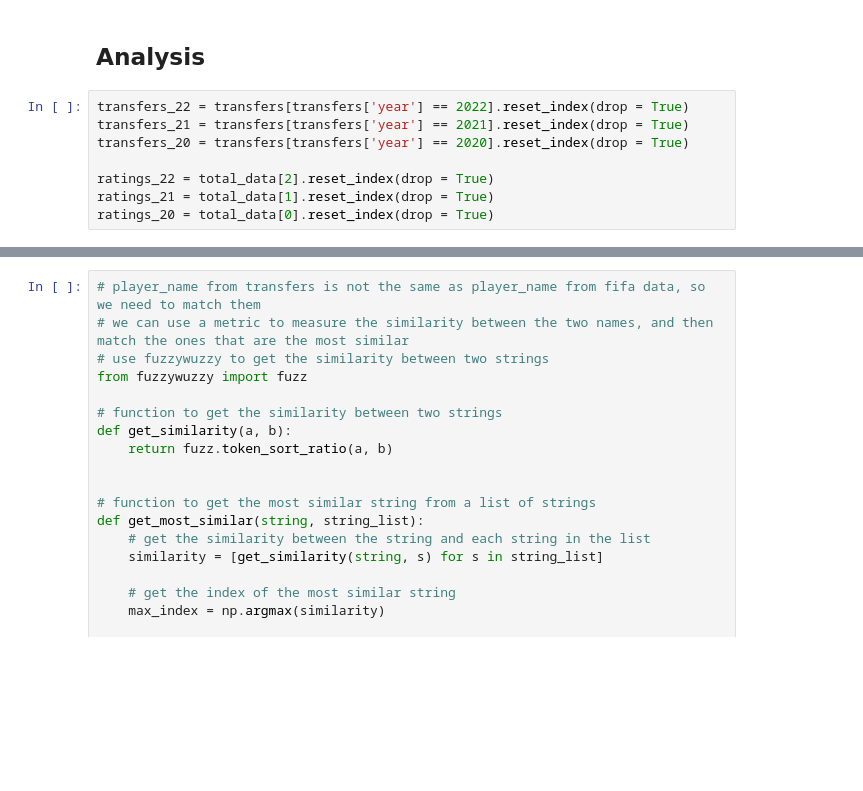
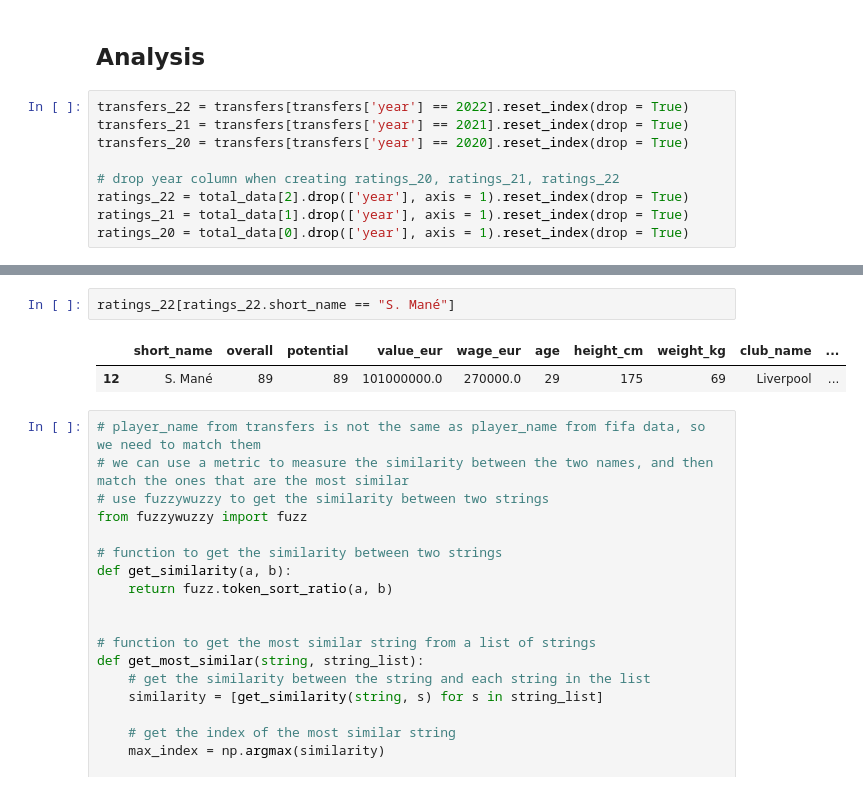
Before and after one commit to azanon00/Transfer_Strategy_Prescription, a Jupyter notebook: exploration_bis_oscar.ipynb, the cells around one changed output, grey strips where cells are left out. Drawn from its saved outputs; the diff is of its cells as text; blank space fills up the shorter version.

```diff
--- a/exploration_bis_oscar.ipynb
+++ b/exploration_bis_oscar.ipynb
@@ -175,6 +181,7 @@ transfers_22 = transfers[transfers['year'] == 2022].reset_index(drop = True)
 transfers_21 = transfers[transfers['year'] == 2021].reset_index(drop = True)
 transfers_20 = transfers[transfers['year'] == 2020].reset_index(drop = True)
 
-ratings_22 = total_data[2].reset_index(drop = True)
-ratings_21 = total_data[1].reset_index(drop = True)
-ratings_20 = total_data[0].reset_index(drop = True)
+# drop year column when creating ratings_20, ratings_21, ratings_22
+ratings_22 = total_data[2].drop(['year'], axis = 1).reset_index(drop = True)
+ratings_21 = total_data[1].drop(['year'], axis = 1).reset_index(drop = True)
+ratings_20 = total_data[0].drop(['year'], axis = 1).reset_index(drop = True)
@@ -181,3 +197,8 @@ ratings_20 = total_data[0].reset_index(drop = True)
+# %%
+ratings_22[ratings_22.short_name == "S. Mané"]
+# %% [output]
+|  | short_name | overall | potential | value_eur | wage_eur | age | height_cm | weight_kg | club_name | ... |
+| 12 | S. Mané | 89 | 89 | 101000000.0 | 270000.0 | 29 | 175 | 69 | Liverpool | ... |
 # %%
 # player_name from transfers is not the same as player_name from fifa data, so we need to match them
 # we can use a metric to measure the similarity between the two names, and then match the ones that are the most similar
```
Also changed, not shown: parts of 9 cells of this notebook.
